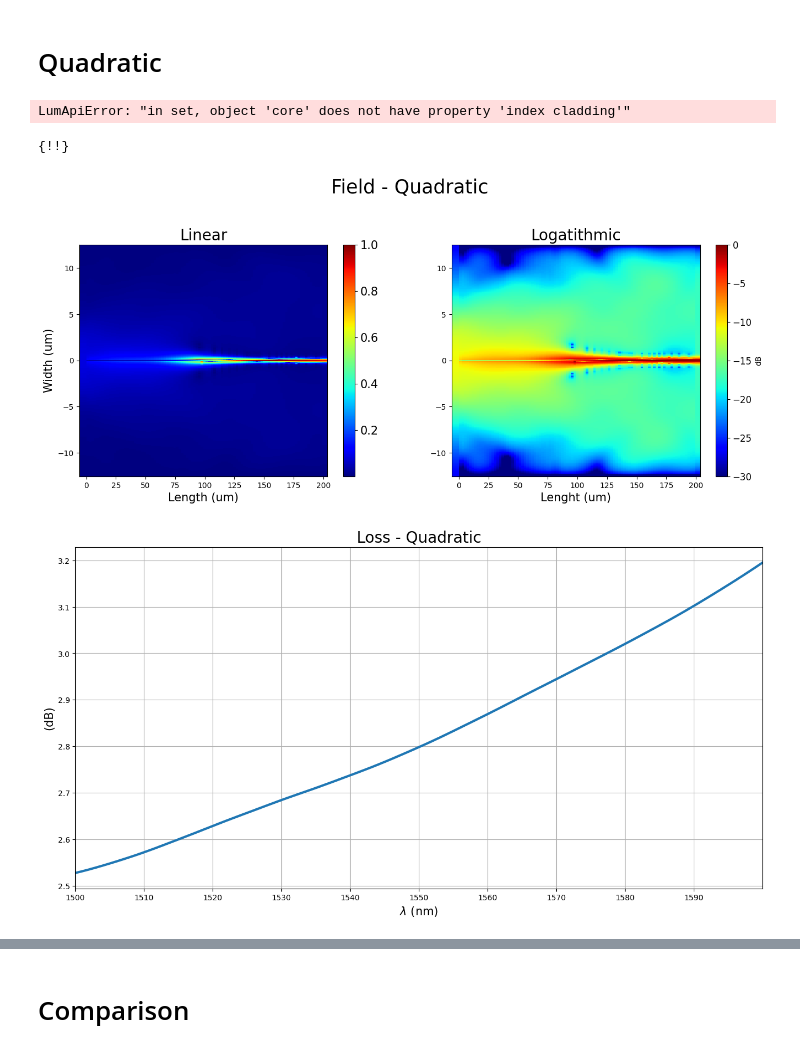
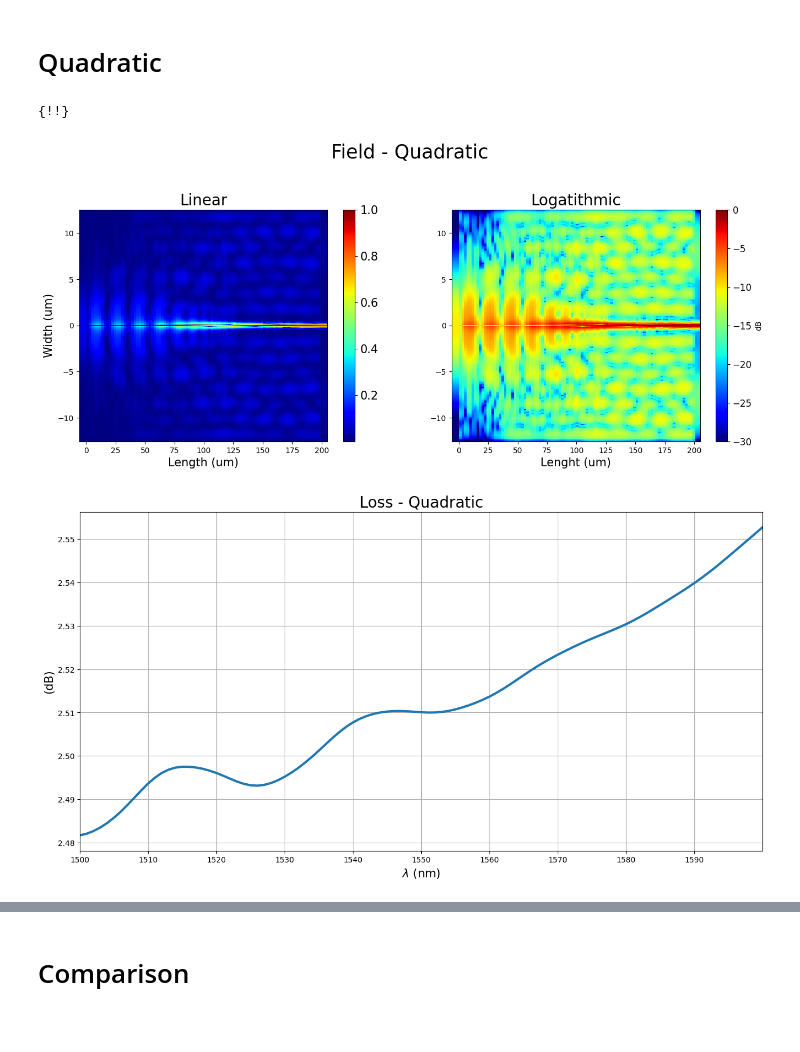
Before and after one commit to Leoopessoa/Edge-Coupler, a Jupyter notebook: Simulation/Components Assembly.ipynb, the cells around one changed output, grey strips where cells are left out. Drawn from its saved outputs; the diff is of its cells as text; code cells hidden in the pictures; blank space fills up the shorter version.

```diff
--- a/Simulation/Components Assembly.ipynb
+++ b/Simulation/Components Assembly.ipynb
@@ -61,12 +61,13 @@ c0 = 299792458
 
 width = 0.04e-6
 length = 200e-6
-N = 200
+N = 100
 
 time = 5e-12
 
 yspan = 25e-6
-zspan = 25e-6
+zspan = 15e-6
+substratez = 4e-6 + height
 
 fdtd = 0 # if 0 to open mode and generate eme, 1 to open and generate FDTD
 # %% [markdown]
@@ -216,7 +219,7 @@ if fdtd:
         'y span'          : yspan,
         'mesh accuracy'   : 2,
         'y min bc'        : 'PML',
-        'z min bc'        : 'PML',
+        'z min bc'        : 'Symmetric',
         'y max bc'        : 'PML',
         'z max bc'        : 'PML',
         'simulation time' : time
@@ -248,11 +251,11 @@ else:
     lum.addeme()
     lum.set("allow custom eigensolver settings",1)
     lum.set("number of cell groups",3)
-    lum.set("group spans",np.transpose([5e-6, length, 2.5e-6]))
+    lum.set("group spans",np.transpose([5e-6, length, 4e-6]))
     lum.set({
-        "cells"                   :np.transpose([1, 60, 1]),
+        "cells"                   :np.transpose([1,60, 1]),
         "subcell method"          :np.transpose([0, 1, 0]), # 0 = none,  1 = CVCS
-        "modes"                   :np.transpose([5, 45, 5]),
+        "modes"                   :np.transpose([6, 40, 6]),
         "x min"                   :-5e-6,
         "y"                       :0,
         "y span"                  :yspan,
@@ -290,7 +293,7 @@ else:
     lum.set({"use full simulation span" :0,
         "y span"                        :yspan,
         "z span"                        :zspan,
-        "z"                             :height/2
+        "z"                             :height/2,
     })
 
     lum.addmesh()
@@ -665,7 +611,7 @@ if fdtd:
         'y span'          : yspan,
         'mesh accuracy'   : 2,
         'y min bc'        : 'PML',
-        'z min bc'        : 'PML',
+        'z min bc'        : 'Symmetric',
         'y max bc'        : 'PML',
         'z max bc'        : 'PML',
         'simulation time' : time
@@ -697,11 +643,11 @@ else:
     lum.addeme()
     lum.set("allow custom eigensolver settings",1)
     lum.set("number of cell groups",3)
-    lum.set("group spans",np.transpose([5e-6, length, 2.5e-6]))
+    lum.set("group spans",np.transpose([5e-6, length, 4e-6]))
     lum.set({
-        "cells"                   :np.transpose([1, 60, 1]),
+        "cells"                   :np.transpose([1,100, 1]),
         "subcell method"          :np.transpose([0, 1, 0]), # 0 = none,  1 = CVCS
-        "modes"                   :np.transpose([5, 45, 5]),
+        "modes"                   :np.transpose([6, 40, 6]),
         "x min"                   :-5e-6,
         "y"                       :0,
         "y span"                  :yspan,
@@ -739,7 +685,7 @@ else:
     lum.set({"use full simulation span" :0,
         "y span"                        :yspan,
         "z span"                        :zspan,
-        "z"                             :height/2
+        "z"                             :height/2,
     })
 
     lum.addmesh()
@@ -926,10 +875,11 @@ lum.set({
     'mesh order'                                 : 1
 })
 
+
 lum.addrect()
 lum.set({
     'z'                                          : 0,
-    'z span'                                     : zspan,
+    'z span'                                     : substratez,
     'x min'                                      : 0,
     'x max'                                      : length+10e-6,
     'y'                                          : 0,
@@ -944,9 +894,9 @@ lum.addobject('cc_fiber')
 lum.set({
     'first axis'  :  'y',
     'rotation 1': 90,
-    'index cladding' : 1.43482,
-    'index core'     : 1.44,
-    'radius core'    : 4.1e-6,
+    'index cladding' : 1.46,
+    'index core'     : 1.47,
+    'radius core'    : 4e-6,
     'radius cladding': 20e-6,
     'z span'         : 20e-6,
     'z'              : height/2,
@@ -954,8 +904,6 @@ lum.set({
     'y'              : 0,
     'name'           : 'fiber'
 })
-# %% [output]
-LumApiError: "in set, object 'core' does not have property 'index cladding'"
 # %%
 # Simulation Settings
 
@@ -1026,7 +974,7 @@ if fdtd:
         'y span'          : yspan,
         'mesh accuracy'   : 2,
         'y min bc'        : 'PML',
-        'z min bc'        : 'PML',
+        'z min bc'        : 'Symmetric',
         'y max bc'        : 'PML',
         'z max bc'        : 'PML',
         'simulation time' : time
@@ -1058,11 +1006,11 @@ else:
     lum.addeme()
     lum.set("allow custom eigensolver settings",1)
     lum.set("number of cell groups",3)
-    lum.set("group spans",np.transpose([5e-6, length, 2.5e-6]))
+    lum.set("group spans",np.transpose([5e-6, length, 4e-6]))
     lum.set({
-        "cells"                   :np.transpose([1, 60, 1]),
+        "cells"                   :np.transpose([1,100, 1]),
         "subcell method"          :np.transpose([0, 1, 0]), # 0 = none,  1 = CVCS
-        "modes"                   :np.transpose([5, 45, 5]),
+        "modes"                   :np.transpose([6, 40, 6]),
         "x min"                   :-5e-6,
         "y"                       :0,
         "y span"                  :yspan,
@@ -1100,7 +1048,7 @@ else:
     lum.set({"use full simulation span" :0,
         "y span"                        :yspan,
         "z span"                        :zspan,
-        "z"                             :height/2
+        "z"                             :height/2,
     })
 
     lum.addmesh()
@@ -1124,7 +1072,9 @@ else:
 # %%
 # Plot Linear and Log TE Mode Field Monitor Graph
 
-figure4 = plt.figure(figsize=(16, 12), edgecolor= 'white', facecolor= 'white')
+figure6 = plt.figure(figsize=(16, 12), edgecolor= 'white', facecolor= 'white')
+
+lum.emepropagate()
 
 if fdtd :field = lum.getresult('field','E')
 else: field = lum.getresult('field','field profile')
@@ -1134,34 +1084,34 @@ y = field['y']
 E = field['E']
 
 E = np.sqrt(E[:,:,0,:,0]**2 + E[:,:,0,:,1]**2 + E[:,:,0,:,2]**2)
 E = np.transpose(abs(E[:,:,0]))
 np.shape(x[:,0])
 Elog = 10*np.log10(E/np.max(E))
 
 plt.suptitle('Field - Quadratic', fontsize = 25)
 plt.subplot(221)
 plt.pcolormesh(x[:,0]*1e6,y[:,0]*1e6,E/np.max(E),cmap = 'jet')
 plt.xlabel('Length (um)',fontsize=15)
 plt.ylabel('Width (um)',fontsize=15)
 plt.yticks(fontsize=10)
 plt.xticks(fontsize=10)
 cbar = plt.colorbar()
 cbar.ax.tick_params(labelsize=15)
 plt.title("Linear", fontsize = 20)
 
 E = E/np.max(E)
 plt.subplot(222)
 plt.pcolormesh(x[:,0]*1e6,y[:,0]*1e6,Elog,cmap = 'jet', vmin = -30, vmax = 0)
 plt.xlabel('Lenght (um)',fontsize=15)
 plt.yticks(fontsize=10)
 plt.xticks(fontsize=10)
 cbar = plt.colorbar(label='dB')
 cbar.ax.tick_params(labelsize=12)
 plt.title("Logatithmic", fontsize = 20)
 
 plt.savefig('../Documentation/Figures/FieldMonitor_Quadratic')
 # %% [output]
-[figure, old version]
+[figure, new version]
 # %%
  # Getting results
 
@@ -1184,7 +1134,7 @@ else:
 # %%
 # Plotting transmission and insertion loss
 
-figure4 = plt.figure(figsize=(16,8))
+figure7 = plt.figure(figsize=(16,8))
 wavelength = np.linspace(1500,1600,len(T))
 plt.title('Loss - Quadratic', size = 20)
 
@@ -1198,7 +1148,7 @@ plt.ylabel('(dB)', size = 15)
 plt.grid()
 plt.savefig('../Documentation/Figures/Loss_Quadratic')
 # %% [output]
-[figure, old version]
+[figure, new version]
 # %%
 # Plotting Mode convergence
 Smodes = lum.getemesweep('S_mode_convergence_sweep')
```
Also changed, not shown: parts of 21 cells of this notebook, 20 other files.
